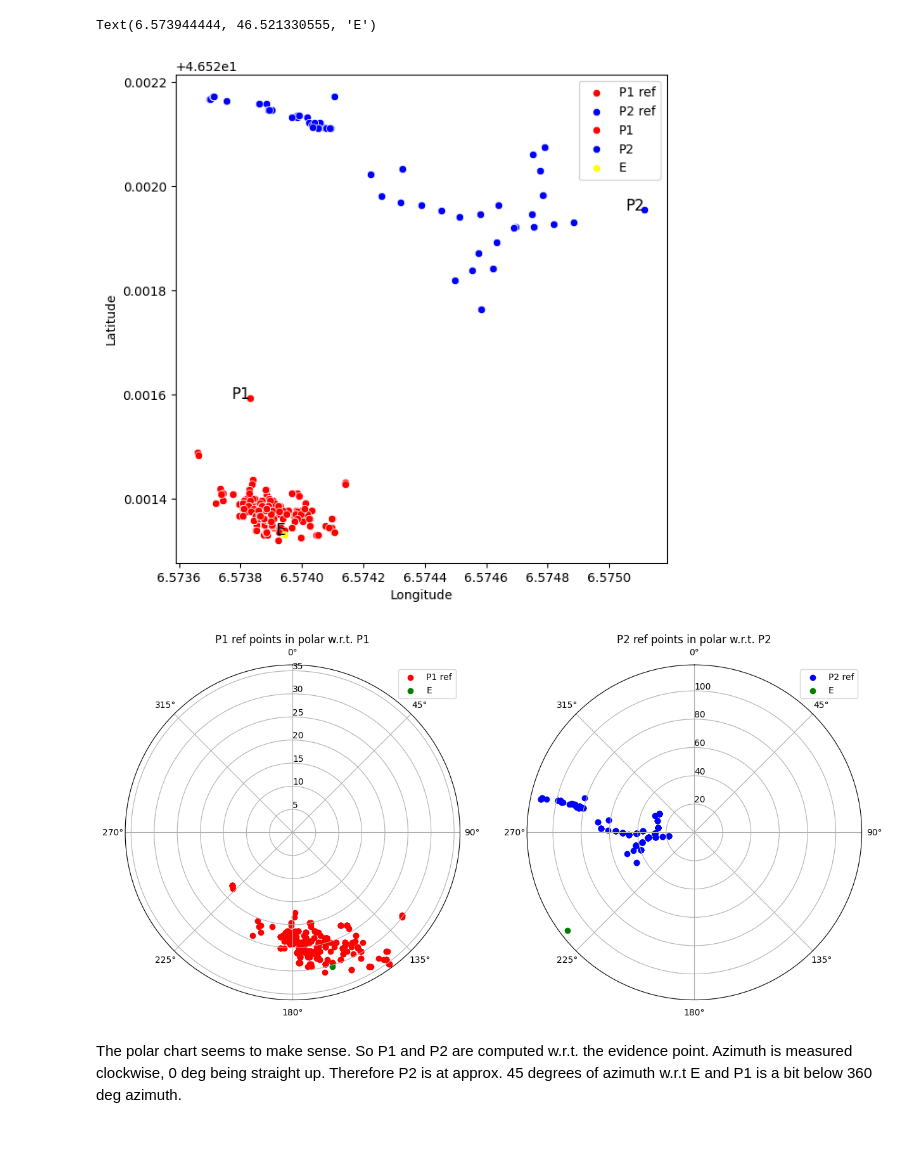
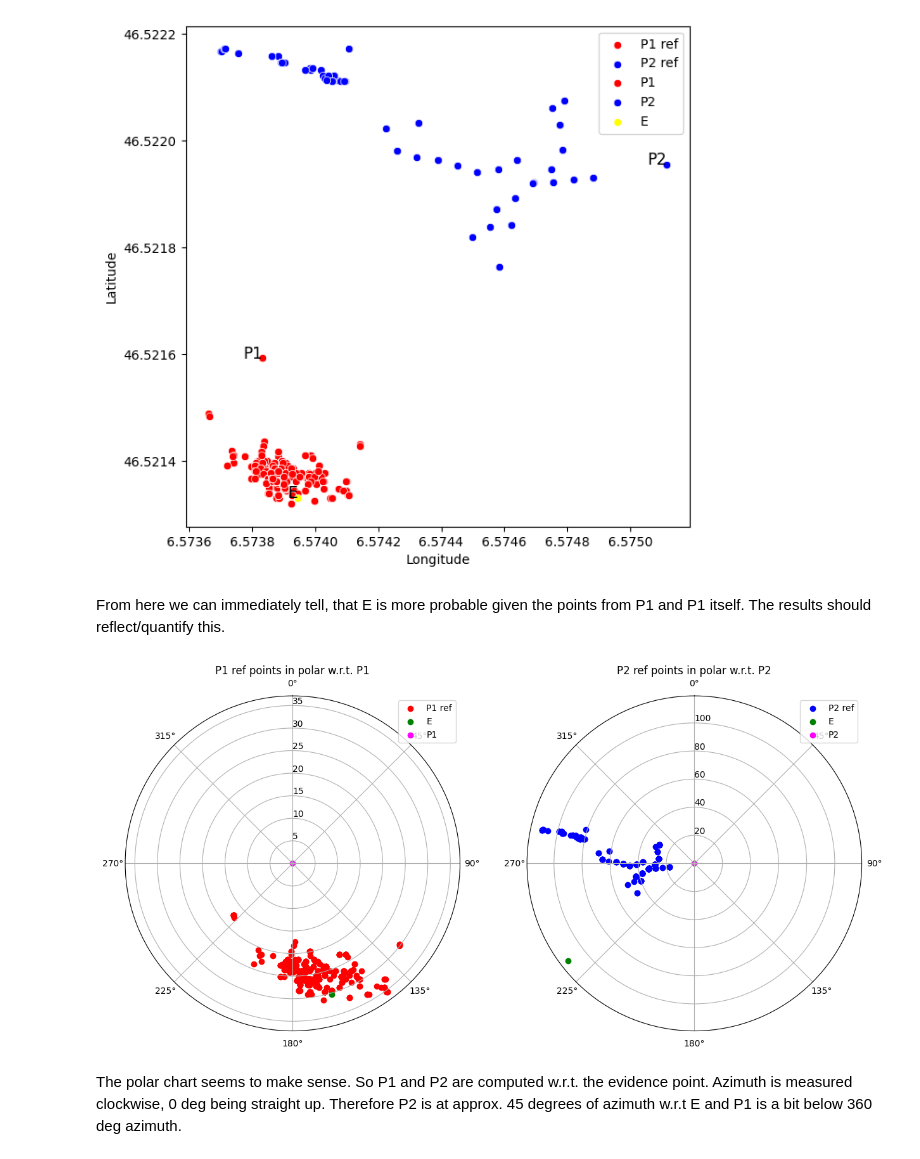
Before and after one commit to KlemenVovk/gps_evaluation, a Jupyter notebook: main.ipynb, the cells around one changed output. Saved outputs shown, nothing was run; the diff lists cells and outputs as text; code cells hidden in the pictures.

```diff
--- a/main.ipynb
+++ b/main.ipynb
@@ -79,0 +39,17 @@ E_dist_angle_wrt_P2 (113.5817863518005, 4.055162326777971)
+# %%
+def prepare_points(excel_path, ref_point, longitudes_col, latitudes_col):
+    # ref_point = [lat, lng]
+    df = pd.read_excel(excel_path, header=1).loc[:, [longitudes_col, latitudes_col]]
+    df.columns = ["lng", "lat"]
+    df["dist"] = df.apply(lambda x: lat_lng2dist_ang(ref_point, [x["lat"], x["lng"]])[0], axis=1)
+    df["angle"] = df.apply(lambda x: lat_lng2dist_ang(ref_point, [x["lat"], x["lng"]])[1], axis=1)
+    return df
+
+df_p1 = prepare_points(P1_POINTS_FILE, P1, "Longitude", "Latitude")
+df_p2 = prepare_points(P2_POINTS_FILE, P2, "Longitude", "Latitude")
+
+display(df_p1)
+display(df_p2)
+
+df_p1.to_csv("p1.csv", index=False)
+df_p2.to_csv("p2.csv", index=False)
@@ -80,36 +83,44 @@ E_dist_angle_wrt_P2 (113.5817863518005, 4.055162326777971)
 # %%
+# TODO: modify this so it is using a projection (e.g. Mercator) for longitude and latitude to the x and y axis.
+# Currently, the points are close enough to each other so it's not a big deal, but it's not correct.
 fig, ax = plt.subplots(figsize=(7,7))
-sns.scatterplot(data=df_p1, x="Longitude", y="Latitude", ax=ax, label="P1 ref", color="red")
-sns.scatterplot(data=df_p2, x="Longitude", y="Latitude", ax=ax, label="P2 ref", color="blue")
+sns.scatterplot(data=df_p1, x="lng", y="lat", ax=ax, label="P1 ref", color="red")
+sns.scatterplot(data=df_p2, x="lng", y="lat", ax=ax, label="P2 ref", color="blue")
 sns.scatterplot(x=[P1[1]], y=[P1[0]], ax=ax, label="P1", color="red")
 sns.scatterplot(x=[P2[1]], y=[P2[0]], ax=ax, label="P2", color="blue")
 sns.scatterplot(x=[E[1]], y=[E[0]], ax=ax, label="E", color="yellow")
 ax.text(P1[1], P1[0], "P1", fontsize=12, ha='right')
 ax.text(P2[1], P2[0], "P2", fontsize=12, ha='right')
 ax.text(E[1], E[0], "E", fontsize=12, ha='right')
+ax.set_xlabel("Longitude")
+ax.set_ylabel("Latitude")
+ax.get_xaxis().get_major_formatter().set_useOffset(False)
+ax.get_yaxis().get_major_formatter().set_useOffset(False)
 # %% [output]
-Text(6.573944444, 46.521330555, 'E')
-[figure, old version]
+[figure, new version]
+# %% [markdown]
+From here we can immediately tell, that E is more probable given the points from P1 and P1 itself. The results should reflect/quantify this.
 # %%
-# polar plot
 fig, ax = plt.subplots(1, 2, subplot_kw={'projection': 'polar'}, figsize=(15,7))
 for ax1 in ax.flatten():
     ax1.set_theta_zero_location('N')
     ax1.set_theta_direction(-1)
     ax1.set_rlabel_position(0)
 
-ax[0].scatter(df_p1["Angle"], df_p1["Distance"], label="P1 ref", color="red")
+ax[0].scatter(df_p1["angle"], df_p1["dist"], label="P1 ref", color="red")
 ax[0].set_title("P1 ref points in polar w.r.t. P1")
 ax[0].scatter(E_dist_angle_wrt_P1[1], E_dist_angle_wrt_P1[0], label="E", color="green")
+ax[0].scatter(0, 0, label="P1", color="magenta")
 ax[0].legend()
 
-ax[1].scatter(df_p2["Angle"], df_p2["Distance"], label="P2 ref", color="blue")
+ax[1].scatter(df_p2["angle"], df_p2["dist"], label="P2 ref", color="blue")
 ax[1].set_title("P2 ref points in polar w.r.t. P2")
 ax[1].scatter(E_dist_angle_wrt_P2[1], E_dist_angle_wrt_P2[0], label="E", color="green")
+ax[1].scatter(0, 0, label="P2", color="magenta")
 ax[1].legend()
 plt.show()
 # %% [output]
-[figure, old version]
+[figure, new version]
 # %% [markdown]
 The polar chart seems to make sense. So P1 and P2 are computed w.r.t. the evidence point. Azimuth is measured clockwise, 0 deg being straight up. Therefore P2 is at approx. 45 degrees of azimuth w.r.t E and P1 is a bit below 360 deg azimuth.
 # %% [markdown]
```
Also changed, not shown: parts of 11 cells of this notebook, 6 other files.
